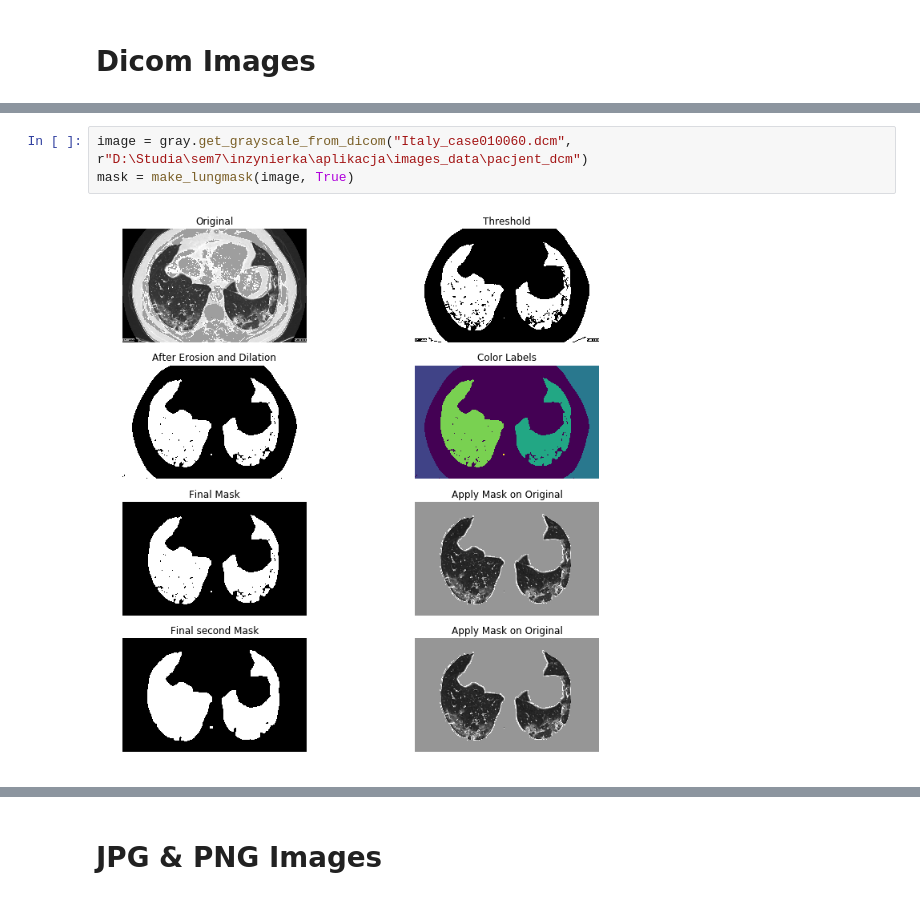
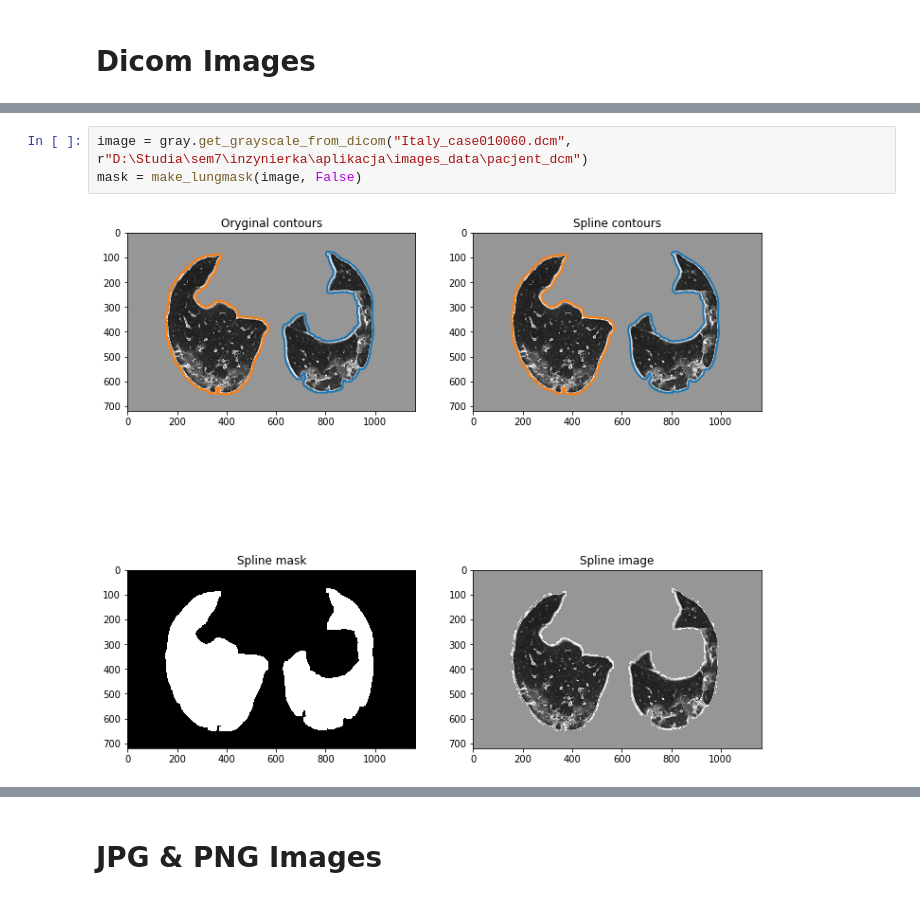
Before and after one commit to moskala/ImagingCOVID-19, a Jupyter notebook: Methods/LungSegmentation_MethodKMeans_AllTypes.ipynb, the cells around one changed output, grey strips where cells are left out. Cells and saved outputs as stored; diff of their text form.

```diff
--- a/Methods/LungSegmentation_MethodKMeans_AllTypes.ipynb
+++ b/Methods/LungSegmentation_MethodKMeans_AllTypes.ipynb
@@ -121,5 +557,5 @@ mask = make_lungmask(image, True)
 # %%
 image = gray.get_grayscale_from_dicom("Italy_case010060.dcm", r"D:\Studia\sem7\inzynierka\aplikacja\images_data\pacjent_dcm")
-mask = make_lungmask(image, True)
+mask = make_lungmask(image, False)
 # %% [output]
-[figure, old version]
+[figure, new version]
```
Also changed, not shown: parts of 20 cells of this notebook, 2 other files.
